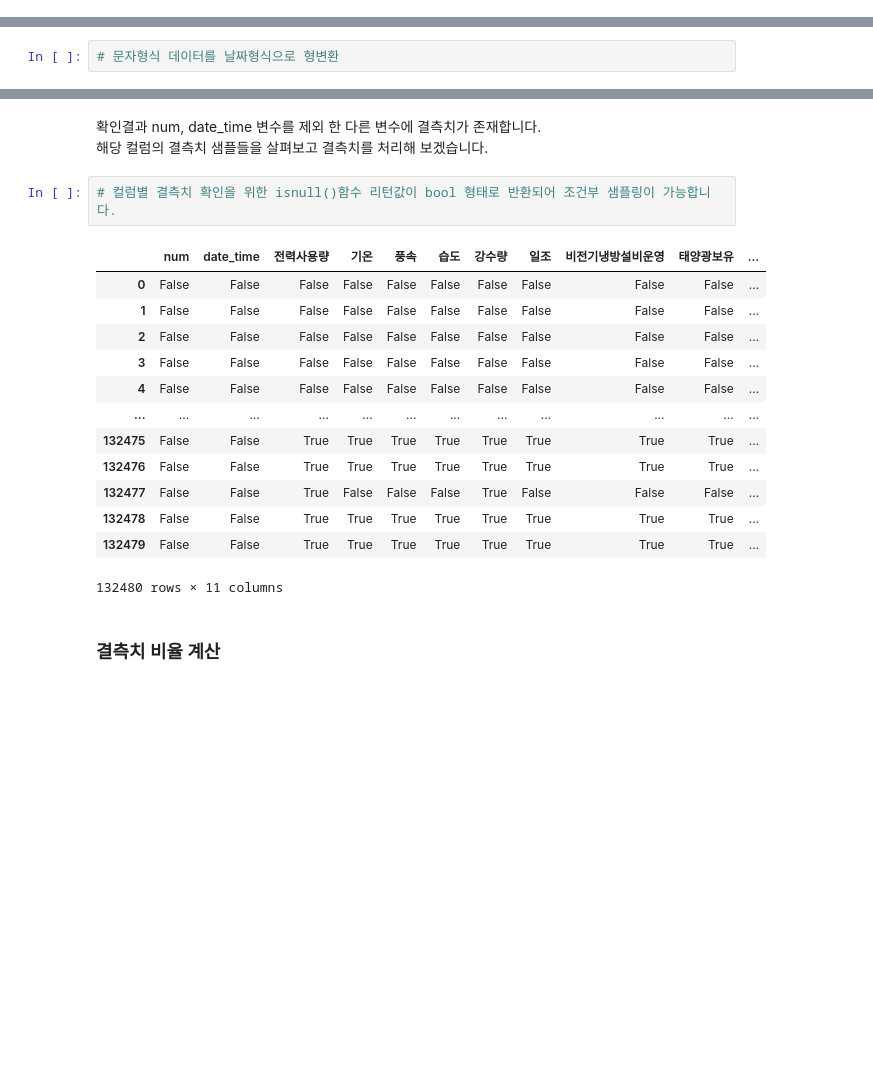
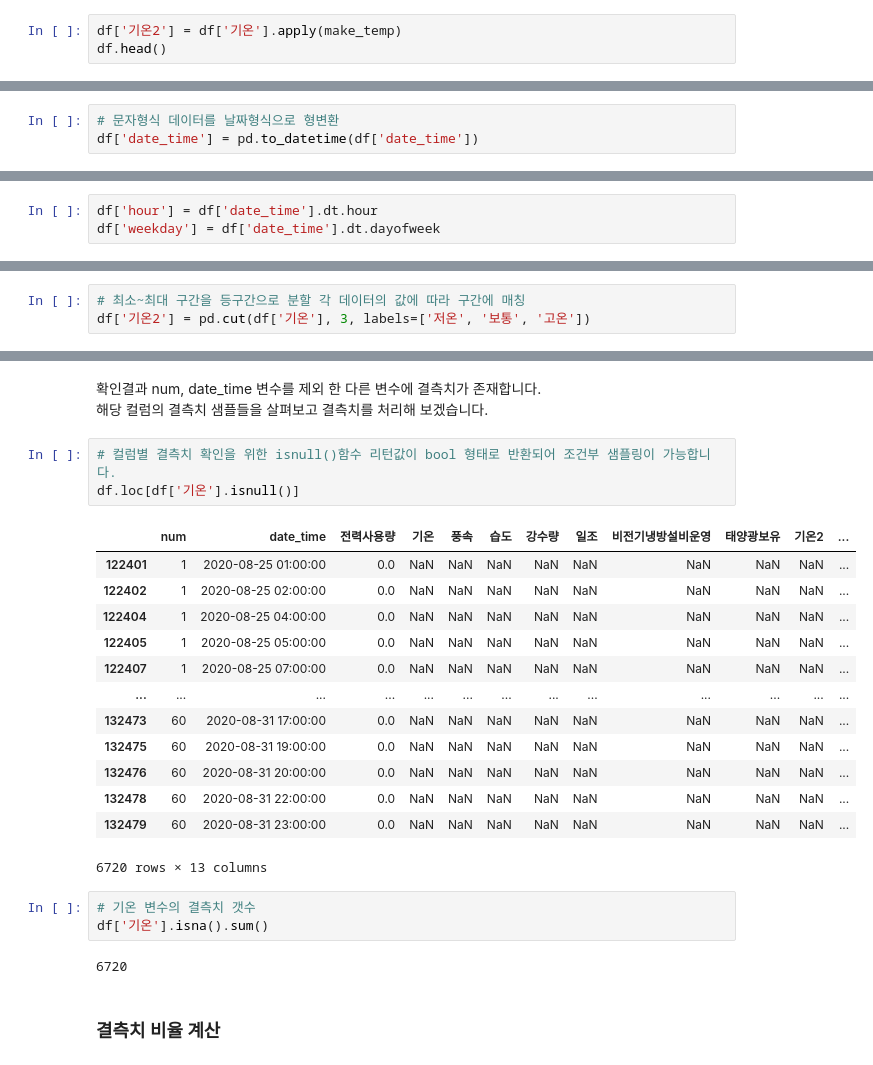
Before and after one commit to overgroove/samsung_ML, a Jupyter notebook: 03_package_pandas.ipynb, the cells around one changed output, grey strips where cells are left out. Cells and saved outputs as stored; diff of their text form; blank space fills up the shorter version.

```diff
--- a/03_package_pandas.ipynb
+++ b/03_package_pandas.ipynb
@@ -963,0 +1078,3 @@ df['화씨'] = df['기온'].apply(make_f)
+# %%
+df['기온2'] = df['기온'].apply(make_temp)
+df.head()
@@ -965,3 +1108,4 @@ df['화씨'] = df['기온'].apply(make_f)
 ### 날짜 형식 데이터의 활용
 # %%
 # 문자형식 데이터를 날짜형식으로 형변환
+df['date_time'] = pd.to_datetime(df['date_time'])
@@ -969,0 +1147,3 @@ df['화씨'] = df['기온'].apply(make_f)
+# %%
+df['hour'] = df['date_time'].dt.hour
+df['weekday'] = df['date_time'].dt.dayofweek
@@ -988,0 +1172,3 @@ Categories (2, object): ['저온' < '고온']
+# %%
+# 최소~최대 구간을 등구간으로 분할 각 데이터의 값에 따라 구간에 매칭
+df['기온2'] = pd.cut(df['기온'], 3, labels=['저온', '보통', '고온'])
@@ -1018,20 +1224,26 @@ memory usage: 11.1 MB
 해당 컬럼의 결측치 샘플들을 살펴보고 결측치를 처리해 보겠습니다.
 # %%
 # 컬럼별 결측치 확인을 위한 isnull()함수 리턴값이 bool 형태로 반환되어 조건부 샘플링이 가능합니다.
+df.loc[df['기온'].isnull()]
 # %% [output]
-|  | num | date_time | 전력사용량 | 기온 | 풍속 | 습도 | 강수량 | 일조 | 비전기냉방설비운영 | 태양광보유 | ... |
-| 0 | False | False | False | False | False | False | False | False | False | False | ... |
-| 1 | False | False | False | False | False | False | False | False | False | False | ... |
-| 2 | False | False | False | False | False | False | False | False | False | False | ... |
-| 3 | False | False | False | False | False | False | False | False | False | False | ... |
-| 4 | False | False | False | False | False | False | False | False | False | False | ... |
-| ... | ... | ... | ... | ... | ... | ... | ... | ... | ... | ... | ... |
-| 132475 | False | False | True | True | True | True | True | True | True | True | ... |
-| 132476 | False | False | True | True | True | True | True | True | True | True | ... |
-| 132477 | False | False | True | False | False | False | True | False | False | False | ... |
-| 132478 | False | False | True | True | True | True | True | True | True | True | ... |
-| 132479 | False | False | True | True | True | True | True | True | True | True | ... |
+|  | num | date_time | 전력사용량 | 기온 | 풍속 | 습도 | 강수량 | 일조 | 비전기냉방설비운영 | 태양광보유 | 기온2 | ... |
+| 122401 | 1 | 2020-08-25 01:00:00 | 0.0 | NaN | NaN | NaN | NaN | NaN | NaN | NaN | NaN | ... |
+| 122402 | 1 | 2020-08-25 02:00:00 | 0.0 | NaN | NaN | NaN | NaN | NaN | NaN | NaN | NaN | ... |
+| 122404 | 1 | 2020-08-25 04:00:00 | 0.0 | NaN | NaN | NaN | NaN | NaN | NaN | NaN | NaN | ... |
+| 122405 | 1 | 2020-08-25 05:00:00 | 0.0 | NaN | NaN | NaN | NaN | NaN | NaN | NaN | NaN | ... |
+| 122407 | 1 | 2020-08-25 07:00:00 | 0.0 | NaN | NaN | NaN | NaN | NaN | NaN | NaN | NaN | ... |
+| ... | ... | ... | ... | ... | ... | ... | ... | ... | ... | ... | ... | ... |
+| 132473 | 60 | 2020-08-31 17:00:00 | 0.0 | NaN | NaN | NaN | NaN | NaN | NaN | NaN | NaN | ... |
+| 132475 | 60 | 2020-08-31 19:00:00 | 0.0 | NaN | NaN | NaN | NaN | NaN | NaN | NaN | NaN | ... |
+| 132476 | 60 | 2020-08-31 20:00:00 | 0.0 | NaN | NaN | NaN | NaN | NaN | NaN | NaN | NaN | ... |
+| 132478 | 60 | 2020-08-31 22:00:00 | 0.0 | NaN | NaN | NaN | NaN | NaN | NaN | NaN | NaN | ... |
+| 132479 | 60 | 2020-08-31 23:00:00 | 0.0 | NaN | NaN | NaN | NaN | NaN | NaN | NaN | NaN | ... |
-132480 rows × 11 columns
+6720 rows × 13 columns
+# %%
+# 기온 변수의 결측치 갯수
+df['기온'].isna().sum()
+# %% [output]
+6720
 # %% [markdown]
 ### 결측치 비율 계산
 # %%
```
Also changed, not shown: parts of 24 cells of this notebook.
